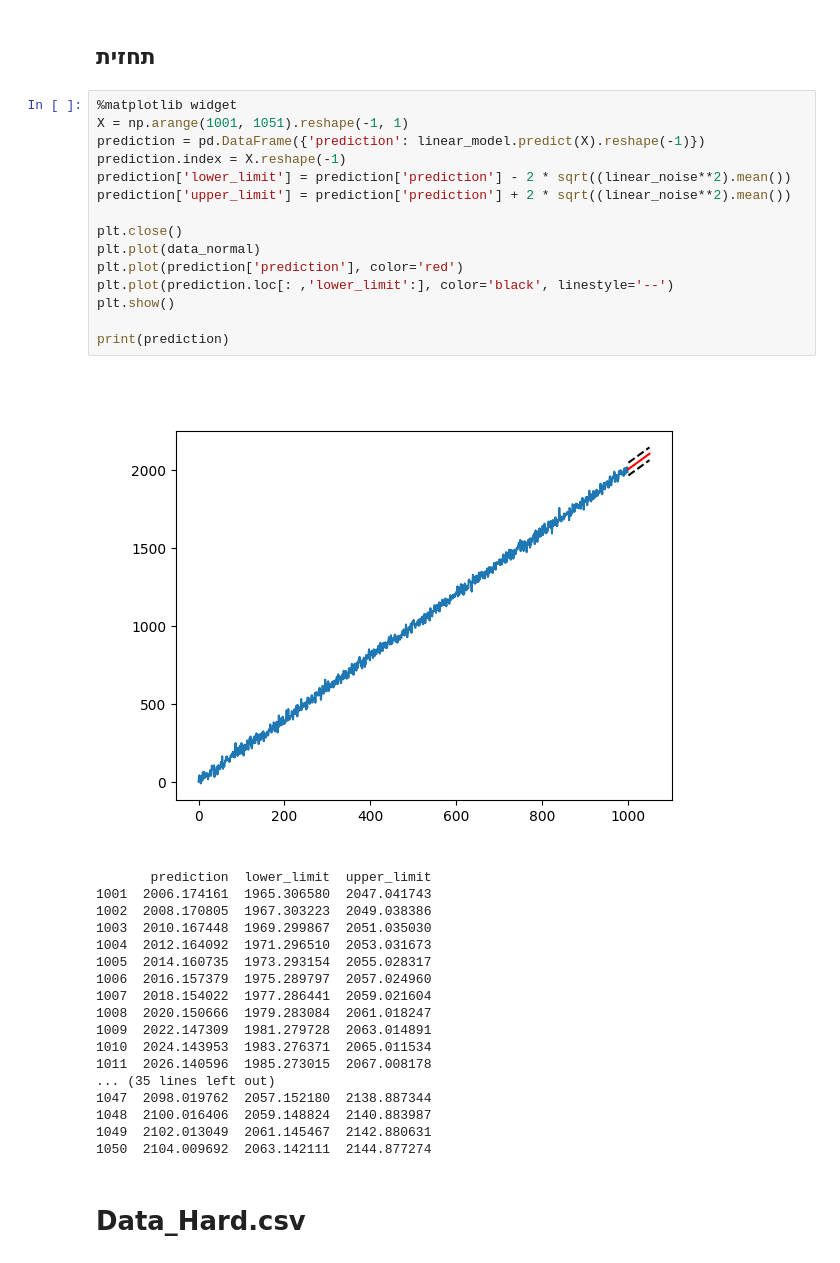
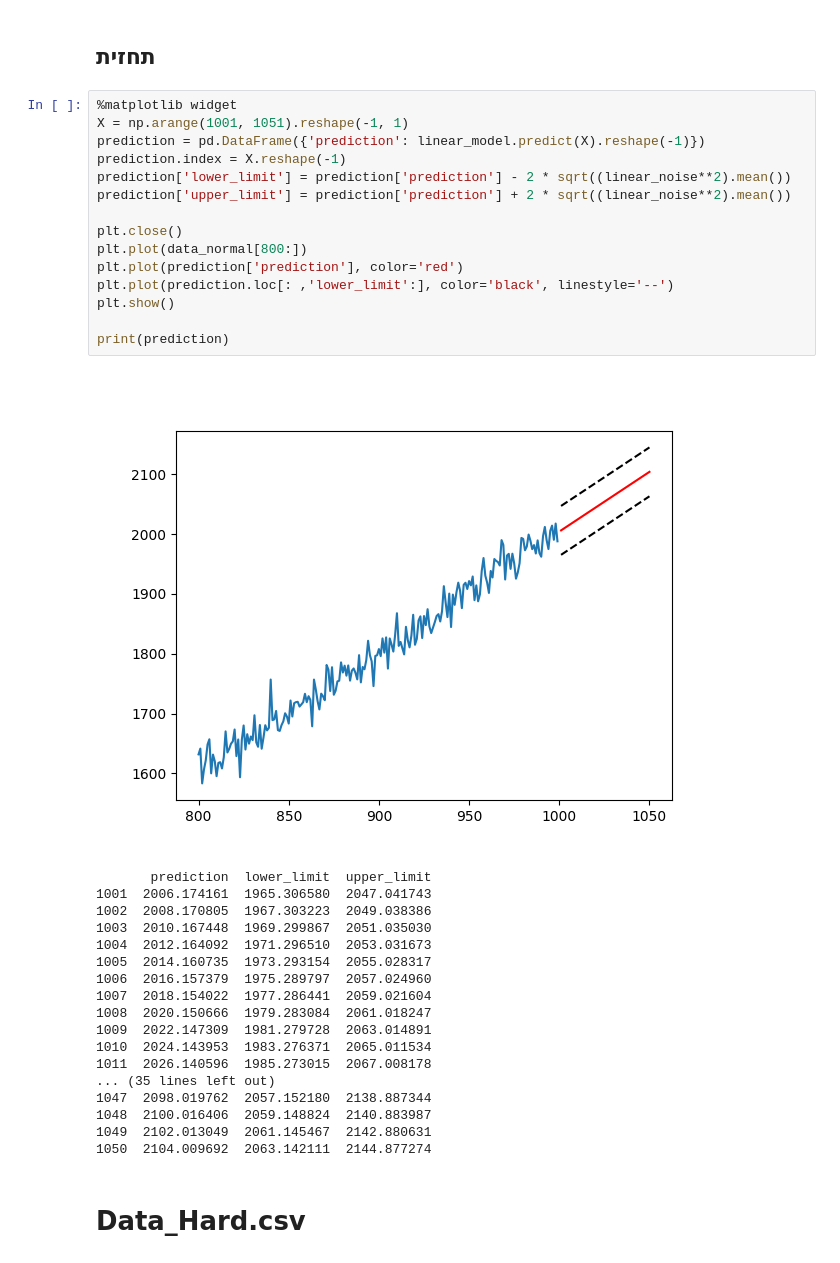
Before and after one commit to MarkSverdlov/DSAudition, a Jupyter notebook: submission_323454710.ipynb, the cells around one changed output. Drawn from its saved outputs; the diff is of its cells as text.

Commit message:
fixed some typos, and zoomed into the forecast graphs.

```diff
--- a/submission_323454710.ipynb
+++ b/submission_323454710.ipynb
@@ -408,20 +408,20 @@ $$
 # %%
 %matplotlib widget
 X = np.arange(1001, 1051).reshape(-1, 1)
 prediction = pd.DataFrame({'prediction': linear_model.predict(X).reshape(-1)})
 prediction.index = X.reshape(-1)
 prediction['lower_limit'] = prediction['prediction'] - 2 * sqrt((linear_noise**2).mean())
 prediction['upper_limit'] = prediction['prediction'] + 2 * sqrt((linear_noise**2).mean())
 
 plt.close()
-plt.plot(data_normal)
+plt.plot(data_normal[800:])
 plt.plot(prediction['prediction'], color='red')
 plt.plot(prediction.loc[: ,'lower_limit':], color='black', linestyle='--')
 plt.show()
 
 print(prediction)
 # %% [output]
-[figure, old version]
+[figure, new version]
        prediction  lower_limit  upper_limit
 1001  2006.174161  1965.306580  2047.041743
 1002  2008.170805  1967.303223  2049.038386
```
Also changed, not shown: parts of 4 cells of this notebook.
